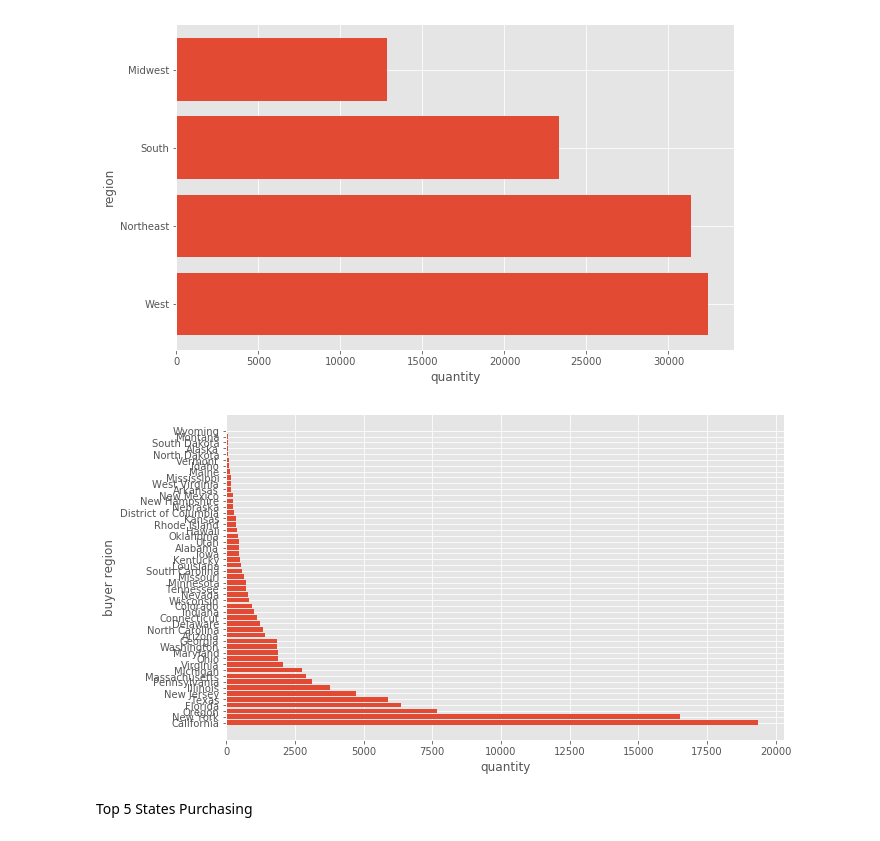
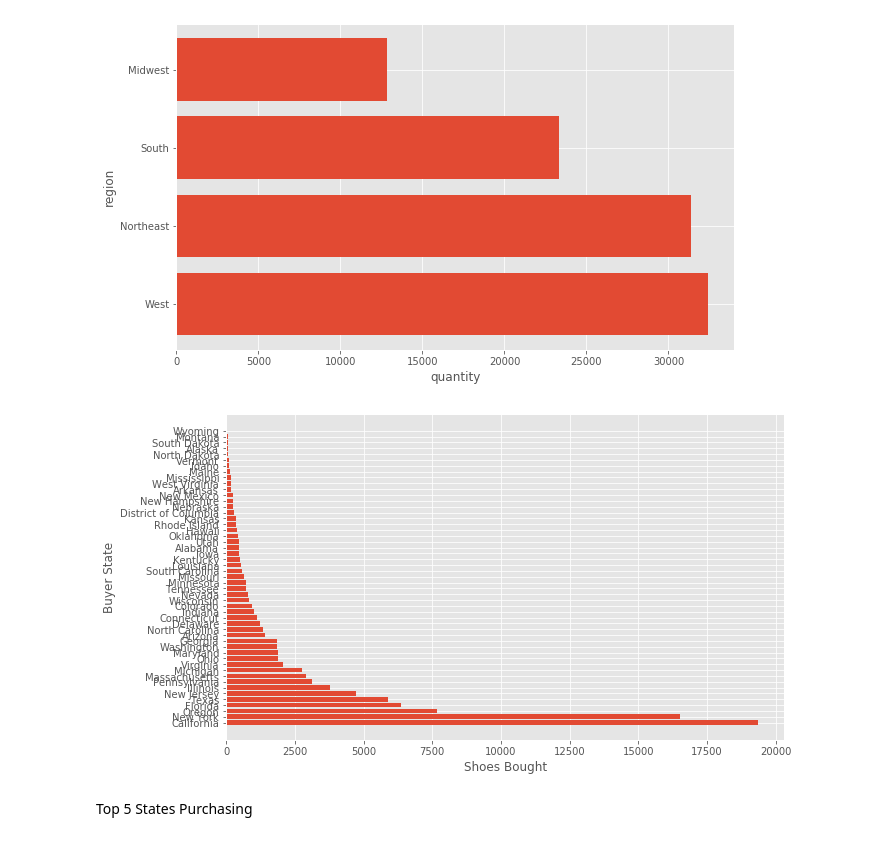
Before and after one commit to HienHa34/Yeezy-vs.-Off-White, a Jupyter notebook: EDA.ipynb, the cells around one changed output. Saved outputs shown, nothing was run; the diff lists cells and outputs as text; code cells hidden in the pictures.

```diff
--- a/EDA.ipynb
+++ b/EDA.ipynb
@@ -170,9 +170,3 @@ array(['Adidas-Yeezy-Boost-350-V2-Cream-White',
        'Adidas-Yeezy-Boost-350-V2-Sesame',
        'Adidas-Yeezy-Boost-350-V2-Beluga-2pt0',
        'Adidas-Yeezy-Boost-350-V2-Semi-Frozen-Yellow'], dtype=object)
-# %%
-
-fig,ax = plt.subplots(figsize = (10,6))
-ax.bar(brand,brand_count )
-ax.set_xlabel('Brand')
-ax.set_ylabel('Quantity')
@@ -234,10 +232,10 @@ bar_plot(total.index,total,'quantity', 'region', horizontal = True)
 # %% [output]
 [figure]
 # %%
-buyer_quantity = df['Buyer Region'].value_counts()
-bar_plot(buyer_quantity.index, buyer_quantity,'quantity', 'buyer region', horizontal = True)
+buyer_state_amount = df['Buyer State'].value_counts()
+bar_plot(buyer_state_amount.index, buyer_state_amount,'Shoes Bought', 'Buyer State', horizontal = True)
 # %% [output]
-[figure, old version]
+[figure, new version]
 # %% [markdown]
 Top 5 States Purchasing
 # %%
```
Also changed, not shown: parts of 52 cells of this notebook.
